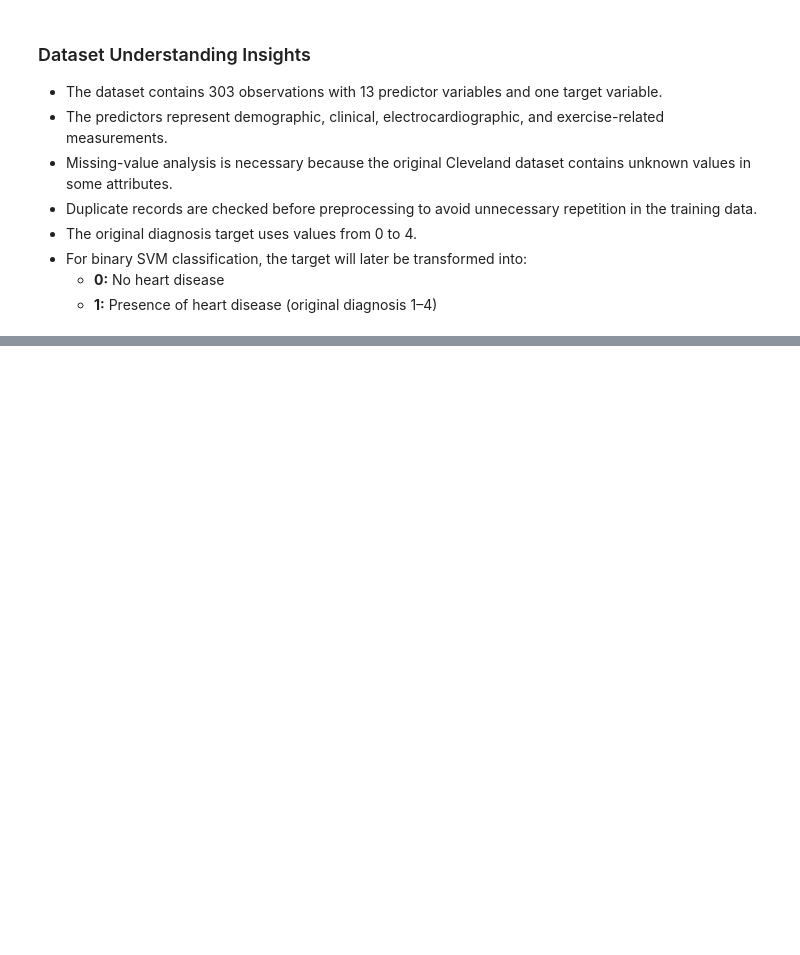
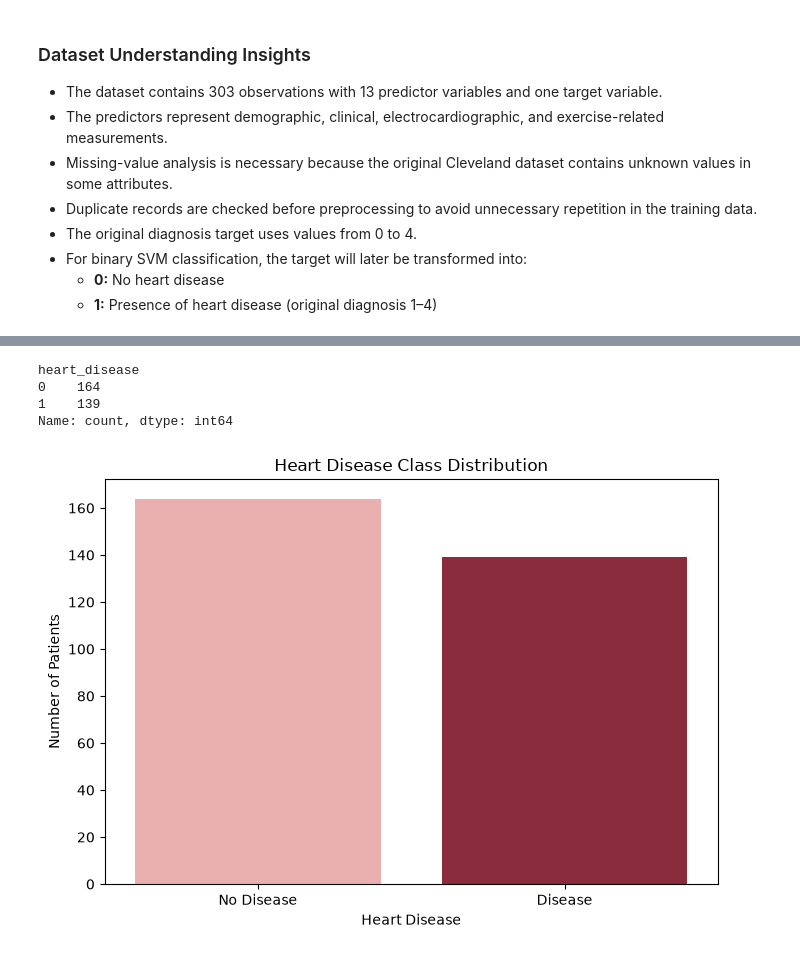
Before and after one commit to Pralishatripathy000/ml-support-vector-machine, a Jupyter notebook: notebook.ipynb, the cells around one changed output, grey strips where cells are left out. Saved outputs shown, nothing was run; the diff lists cells and outputs as text; code cells hidden in the pictures; blank space fills up the shorter version.

Commit message:
Add exploratory data analysis and visualizations

```diff
--- a/notebook.ipynb
+++ b/notebook.ipynb
@@ -250,0 +255,33 @@ target_distribution.to_frame(
+# %%
+# Create a binary diagnosis variable for exploratory analysis
+
+df_eda = df.copy()
+df_eda["heart_disease"] = (df_eda["target"] > 0).astype(int)
+
+df_eda["heart_disease"].value_counts()
+# %% [output]
+heart_disease
+0    164
+1    139
+Name: count, dtype: int64
+# %%
+# Visualize the distribution of patients with and without heart disease
+
+plt.figure(figsize=(7, 5))
+
+sns.countplot(
+    data=df_eda,
+    x="heart_disease",
+    palette=["#F4A6A6", "#9B1C31"]
+)
+
+plt.title("Heart Disease Class Distribution")
+plt.xlabel("Heart Disease")
+plt.ylabel("Number of Patients")
+plt.xticks([0, 1], ["No Disease", "Disease"])
+
+plt.tight_layout()
+plt.savefig("outputs/figures/target_distribution.png", dpi=300)
+plt.show()
+# %% [output]
+[figure, added]
```
Also changed, not shown: parts of 6 cells of this notebook, 5 other files.
